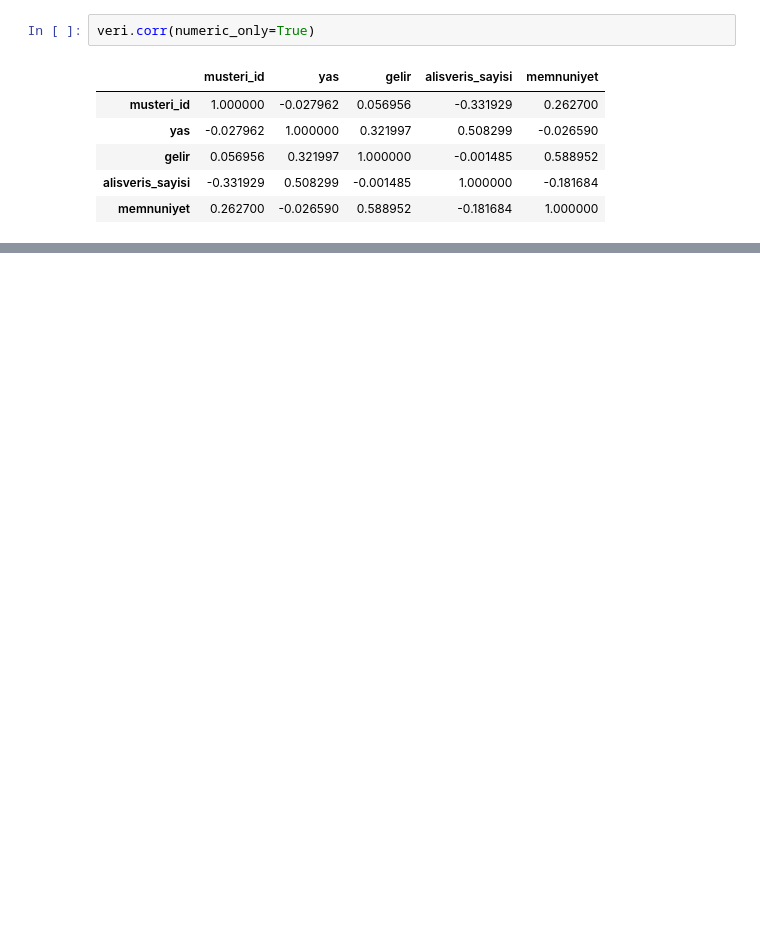
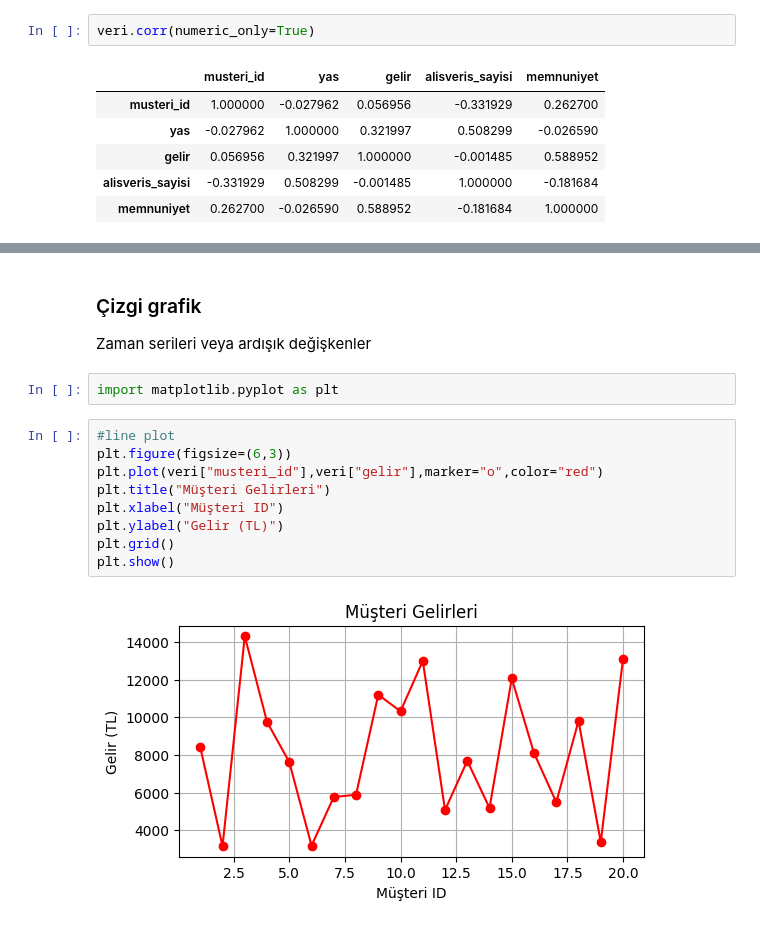
Before and after one commit to ArsenLupen53/GYZU-BTK-codespace, a Jupyter notebook: veri_seti_inceleme/veri_seti_ilk_islemler_gorsellestirme.ipynb, the cells around one changed output, grey strips where cells are left out. Drawn from its saved outputs; the diff is of its cells as text; blank space fills up the shorter version.

Commit message:
matplotlib ile görselleştirme

```diff
--- a/veri_seti_inceleme/veri_seti_ilk_islemler_gorsellestirme.ipynb
+++ b/veri_seti_inceleme/veri_seti_ilk_islemler_gorsellestirme.ipynb
@@ -307,0 +318,16 @@ veri.corr(numeric_only=True)
+# %% [markdown]
+### Çizgi grafik
+Zaman serileri veya ardışık değişkenler
+# %%
+import matplotlib.pyplot as plt
+# %%
+#line plot
+plt.figure(figsize=(6,3))
+plt.plot(veri["musteri_id"],veri["gelir"],marker="o",color="red")
+plt.title("Müşteri Gelirleri")
+plt.xlabel("Müşteri ID")
+plt.ylabel("Gelir (TL)")
+plt.grid()
+plt.show()
+# %% [output]
+[figure, added]
```
Also changed, not shown: parts of 17 cells of this notebook.
